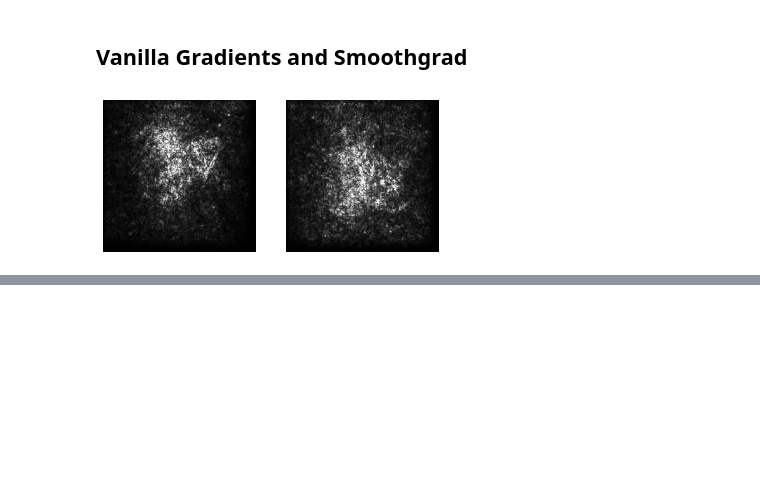
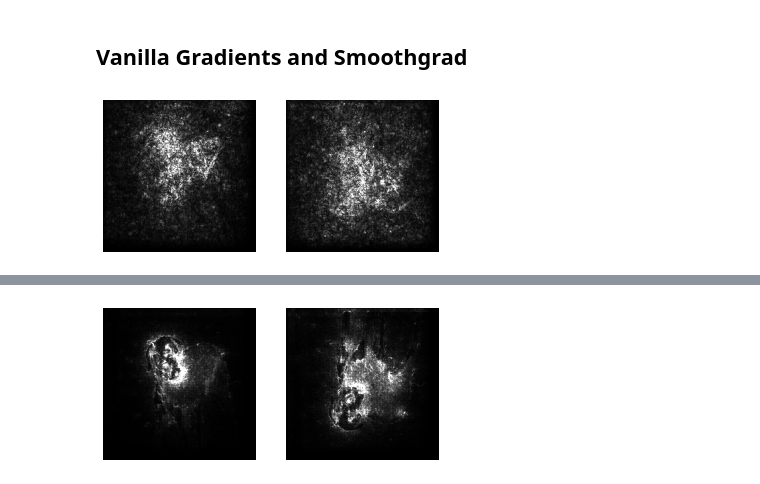
Before and after one commit to aboggust/interpretability-methods, a Jupyter notebook: interpretability_examples.ipynb, the cells around one changed output, grey strips where cells are left out. Drawn from its saved outputs; the diff is of its cells as text; code cells hidden in the pictures; blank space fills up the shorter version.

```diff
--- a/interpretability_examples.ipynb
+++ b/interpretability_examples.ipynb
@@ -69,0 +79,5 @@ visualize_masks(vanilla_gradient_smoothgrad_masks)
+# %%
+integrated_gradient_smoothgrad_masks = integrated_gradients.get_smoothgrad_masks(input_batch)
+visualize_masks(integrated_gradient_smoothgrad_masks)
+# %% [output]
+[figure, added]
```
Also changed, not shown: parts of 4 cells of this notebook, 4 other files.
